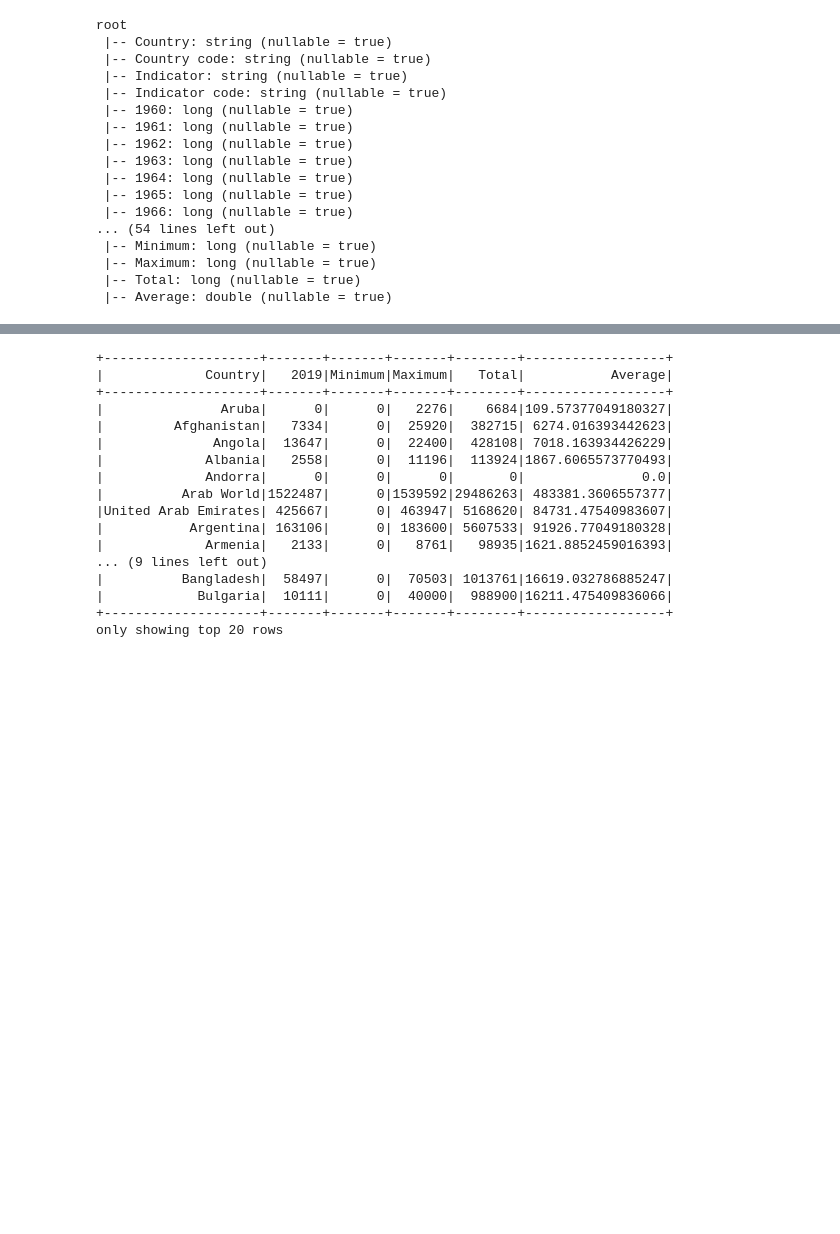
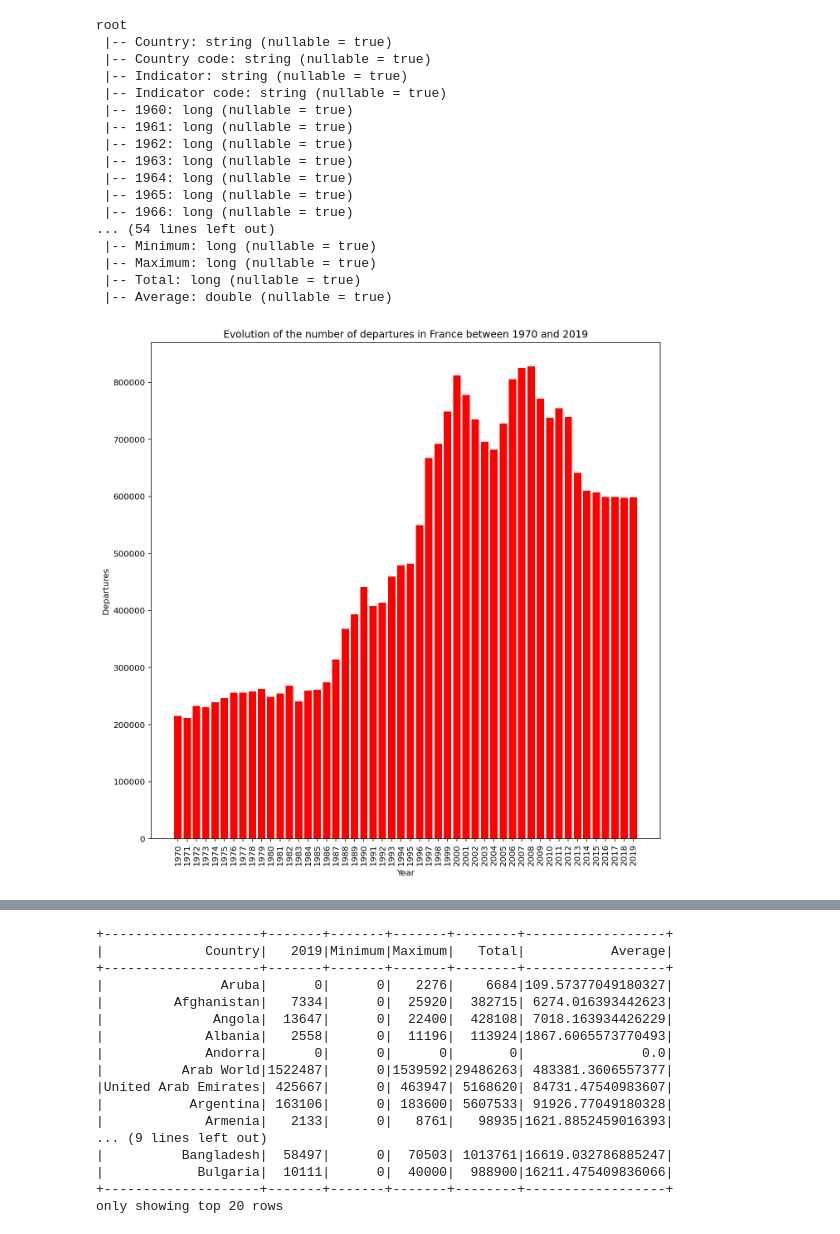
Before and after one commit to TheotimeMacrez/Etude-cas-technique, a Jupyter notebook: Notebook.ipynb, the cells around one changed output, grey strips where cells are left out. Cells and saved outputs as stored; diff of their text form; code cells hidden in the pictures; blank space fills up the shorter version.

```diff
--- a/Notebook.ipynb
+++ b/Notebook.ipynb
@@ -1,19 +1,20 @@
 # %% [markdown]
 # Spark
 # %%
+import numpy
 import matplotlib.pyplot
 
 from pyspark.sql.types import LongType
 from pyspark.sql import SparkSession
-from pyspark.sql.functions import least, greatest, avg
+from pyspark.sql.functions import col, least, greatest, avg
 
 spark = SparkSession.builder.getOrCreate()
 df_departures = spark.read.csv('Données/Départs/Données.csv', header = True) # Date de dernière mise à jour des données : 17/02/2021
 df_passengers = spark.read.csv('Données/Passagers/Données.csv', header = True) # Date de dernière mise à jour des données : 17/02/2021
 df_freight = spark.read.csv('Données/Fret/Données.csv', header = True) # Date de dernière mise à jour des données : 17/02/2021
-df_departures = df_departures.drop('_c65')
-df_passengers = df_passengers.drop('_c65')
-df_freight = df_freight.drop('_c65')
+df_departures = df_departures.drop(df_departures._c65)
+df_passengers = df_passengers.drop(df_passengers._c65)
+df_freight = df_freight.drop(df_freight._c65)
 
 for year in df_departures.columns[4:]:
     df_departures = df_departures.withColumn(year, df_departures[year].cast(LongType()))
@@ -36,9 +37,9 @@ df_freight = df_freight.withColumn('Maximum', greatest(*[passengers for passenge
 df_departures = df_departures.withColumn('Total', sum(passengers for passengers in [col(year) for year in df_departures.columns[4:]]))
 df_passengers = df_passengers.withColumn('Total', sum(passengers for passengers in [col(year) for year in df_passengers.columns[4:]]))
 df_freight = df_freight.withColumn('Total', sum(passengers for passengers in [col(year) for year in df_freight.columns[4:]]))
-df_departures = df_departures.withColumn('Average', df_departures['Total'] / 61)
-df_passengers = df_passengers.withColumn('Average', df_passengers['Total'] / 61)
-df_freight = df_freight.withColumn('Average', df_freight['Total'] / 61)
+df_departures = df_departures.withColumn('Average', df_departures.Total / 61)
+df_passengers = df_passengers.withColumn('Average', df_passengers.Total / 61)
+df_freight = df_freight.withColumn('Average', df_freight.Total / 61)
 # %%
 df_departures.printSchema()
 # %% [output]
@@ -99,3 +100,17 @@ root
  |-- Maximum: long (nullable = true)
  |-- Total: long (nullable = true)
  |-- Average: double (nullable = true)
+# %%
+years = df_departures.columns[14:64]
+departures = df_departures.filter(df_departures.Country == 'France').select(df_departures.columns[14:64]).collect()[0].asDict().values()
+
+matplotlib.pyplot.gcf().set_size_inches(11, 11)
+matplotlib.pyplot.title('Evolution of the number of departures in France between 1970 and 2019')
+matplotlib.pyplot.xlabel('Year')
+matplotlib.pyplot.ylabel('Departures')
+matplotlib.pyplot.xticks(rotation = 'vertical')
+matplotlib.pyplot.bar(years, departures, color = 'r')
+matplotlib.pyplot.show()
+matplotlib.pyplot.savefig('Images/Départs/France.png')
+# %% [output]
+[figure, added]
```
Also changed, not shown: parts of 13 cells of this notebook, 5 other files.
